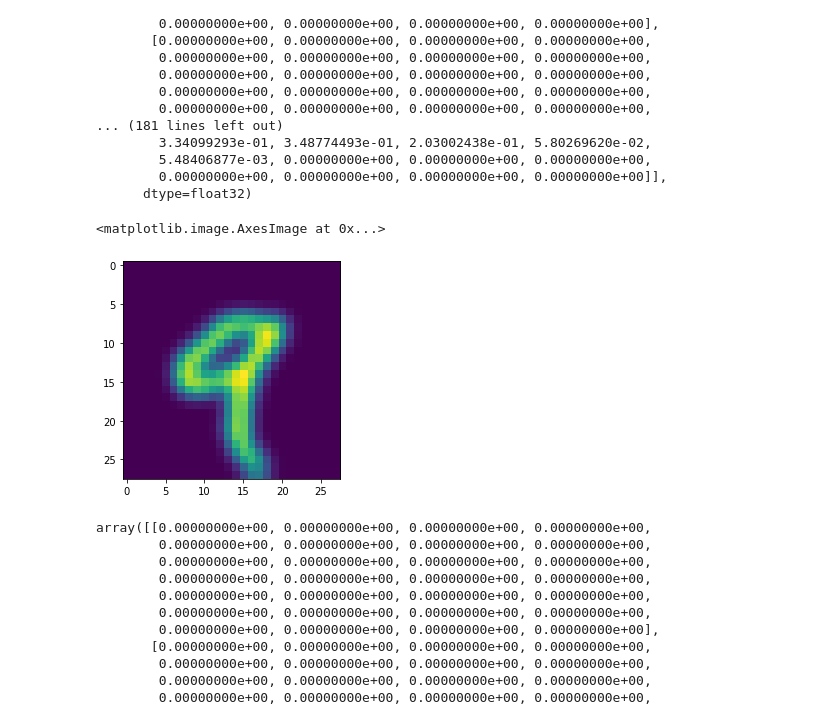
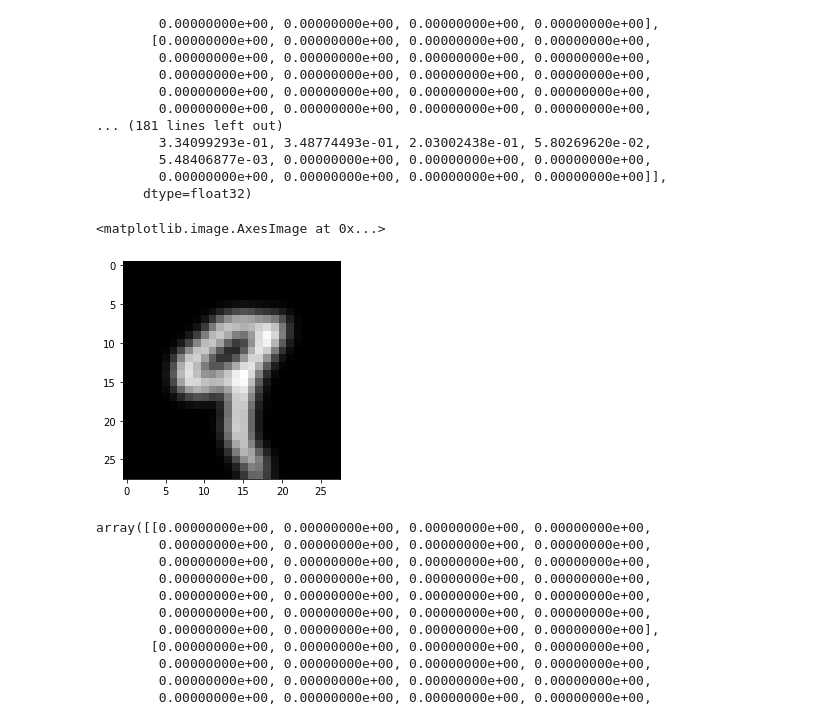
Before and after one commit to NhatTanVu/AI-ML, a Jupyter notebook: Computer Vision/[Project] - Image Classification/Project 7/Project_7_Image_Classification_Vu_Nhat_Tan.ipynb, the cells around one changed output. Saved outputs shown, nothing was run; the diff lists cells and outputs as text; code cells hidden in the pictures.

```diff
--- a/Computer Vision/[Project] - Image Classification/Project 7/Project_7_Image_Classification_Vu_Nhat_Tan.ipynb
+++ b/Computer Vision/[Project] - Image Classification/Project 7/Project_7_Image_Classification_Vu_Nhat_Tan.ipynb
@@ -162,10 +162,10 @@ array([[0.00000000e+00, 0.00000000e+00, 0.00000000e+00, 0.00000000e+00,
         0.00000000e+00, 0.00000000e+00, 0.00000000e+00, 0.00000000e+00]],
       dtype=float32)
 # %%
-plt.imshow(x_train[first_index])
+plt.imshow(x_train[first_index], cmap='gray')
 # %% [output]
 <matplotlib.image.AxesImage at 0x...>
-[figure, old version]
+[figure, new version]
 # %%
 first_index = np.where(y_test==num)[0][0]
 x_test[first_index]
```
Also changed, not shown: parts of 5 cells of this notebook, 2 other files.
